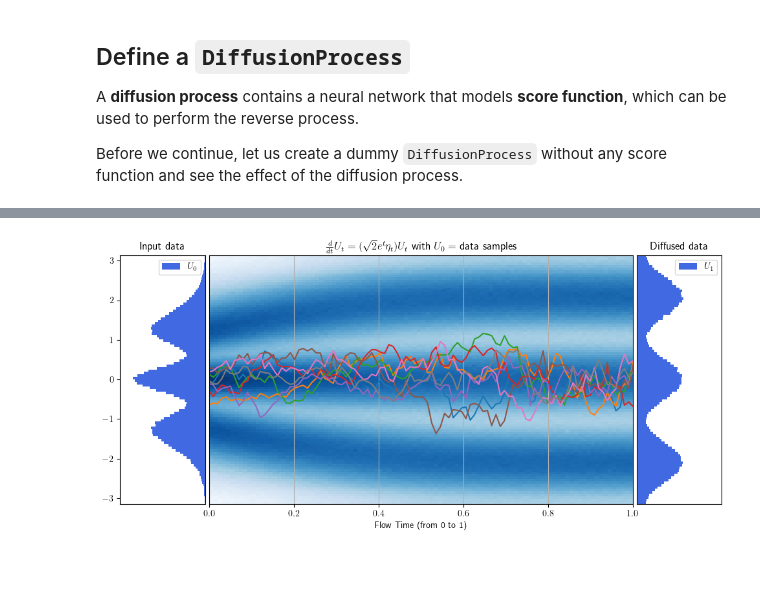
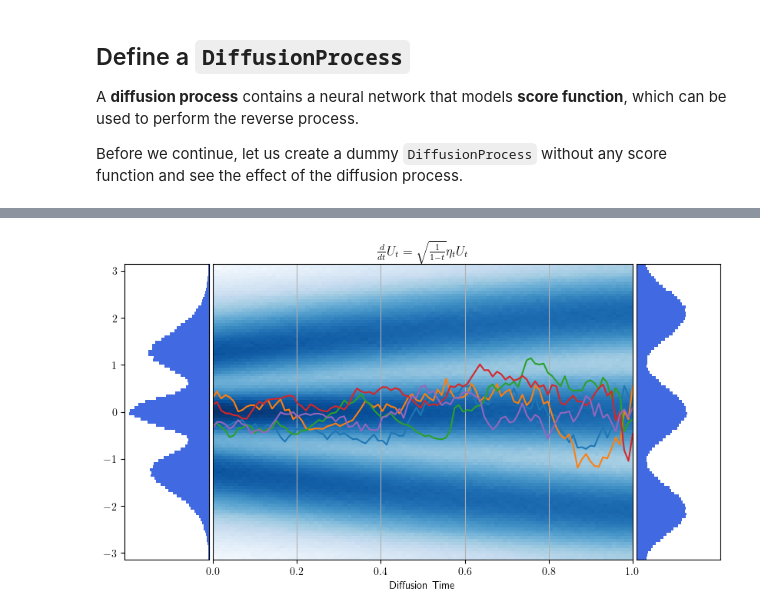
Before and after one commit to jkomijani/lattice_ml, a Jupyter notebook: examples/diffusion/SU3_matrix.ipynb, the cells around one changed output, grey strips where cells are left out. Cells and saved outputs as stored; diff of their text form; code cells hidden in the pictures; blank space fills up the shorter version.

```diff
--- a/examples/diffusion/SU3_matrix.ipynb
+++ b/examples/diffusion/SU3_matrix.ipynb
@@ -144,8 +144,12 @@ function and see the effect of the diffusion process.
 # %%
 from lattice_ml.diffusion.gauge import SUnDiffusionProcess
 
-diffusion_process = SUnDiffusionProcess(score_fn=None, gamma=1)
+sigma_0 = 1
 
-t_eval = np.linspace(0, 1, 100)
+diffusion_process = SUnDiffusionProcess(score_fn=None, sigma_0=sigma_0)
+
+t_eval = torch.linspace(0, 1, 100)
 
 diffused_samples = diffusion_process.forward(nf_samples, t_eval=t_eval)
+
+diffused_samples = torch.stack(diffused_samples, dim=0).squeeze(2)
@@ -158,59 +157,53 @@ torch.Size([100, 65536, 3, 3])
 from lattice_ml.linalg import eigu
 
 grab = lambda x: x.detach().cpu().numpy()
-
-theta = eigu(diffused_samples)[0].angle()
-
-theta = grab(theta)
-
-shape = theta.shape
-
-t_eval_reshaped = np.tile(t_eval[:, None], (1, np.prod(shape[1:]))).reshape(*shape)
 # %%
-fig, axs = plt.subplots(1, 3, figsize=(12, 5), gridspec_kw={'width_ratios': [0.2, 1, 0.2]})
+def plot_3subplots_diffusion(t_eval, x_eval):
 
-axs[1].hist2d(t_eval_reshaped.ravel(), theta.ravel(),  norm=mpl.colors.PowerNorm(0.5), cmap='Blues', bins=100);
+    fig, axs = plt.subplots(1, 3, figsize=(10, 5), gridspec_kw={'width_ratios': [0.2, 1, 0.2]})
 
-hist_kwargs = dict(bins=100, color='royalblue', density=True, orientation='horizontal')
+    theta = eigu(x_eval)[0].angle()
+    theta = grab(theta)
+    shape = theta.shape
+    t_eval_reshaped = np.tile(t_eval[:, None], (1, np.prod(shape[1:]))).reshape(*shape)
 
-axs[0].hist(theta[0].ravel(), label=r'$U_0$', **hist_kwargs)
-axs[2].hist(theta[-1].ravel(), label=r'$U_1$', **hist_kwargs)
-axs[0].invert_xaxis()  # Invert x-axis to place histogram to the left
+    axs[1].hist2d(t_eval_reshaped.ravel(), theta.ravel(),  norm=mpl.colors.PowerNorm(0.5), cmap='Blues', bins=100)
+
+    hist_kwargs = dict(bins=100, color='royalblue', density=True, orientation='horizontal')
+
+    axs[0].hist(theta[0].ravel(), label=r'$U_0$', **hist_kwargs)
+    axs[2].hist(theta[-1].ravel(), label=r'$U_1$', **hist_kwargs)
+    axs[0].invert_xaxis()  # Invert x-axis to place histogram to the left
+
+    # Remove undesired axis ticks and labels
+    axs[1].set_yticks([])
+    axs[2].set_yticks([])
+    axs[0].set_xticks([])
+    axs[2].set_xticks([])
+
+    # Add title & labels
+    axs[1].set_title(r"$\frac{d}{dt} U_t = \sqrt{\frac{%g}{1 - t}} \eta_t U_t$" % sigma_0**2)
+    axs[1].set_xlabel('Diffusion Time')
+    axs[1].grid()
+
+    # Set ylim
+    axs[0].set_ylim([-np.pi, np.pi])
+    axs[1].set_ylim([-np.pi, np.pi])
+    axs[2].set_ylim([-np.pi, np.pi])
+    axs[0].set_xlim([0.45, 0])
+    axs[2].set_xlim([0, 0.45])
+
+    # Decrease horizontal spacing between subplots
+    plt.subplots_adjust(wspace=0.02)
+
+    for k in range(5):
+        ind = np.random.randint(0, t_eval_reshaped.shape[1])
+        axs[1].plot(t_eval_reshaped[:, ind, 2], theta[:, ind, 2])
+
+    return fig, axs
 
 
-# Remove undesired axis ticks and labels
-axs[1].set_yticks([])
-axs[2].set_yticks([])
-
-axs[0].set_xticks([])
-axs[2].set_xticks([])
-
-# Add title
-axs[0].set_title(r"Input data")
-axs[1].set_title(r"$\frac{d}{dt} U_t = (\sqrt{2} e^{t} \eta_t) U_t$  with $U_0 = $ data samples")
-axs[2].set_title(r"Diffused data")
-
-# Set ylim
-axs[0].set_ylim([-np.pi, np.pi])
-axs[1].set_ylim([-np.pi, np.pi])
-axs[2].set_ylim([-np.pi, np.pi])
-axs[0].set_xlim([0.5, 0])
-axs[2].set_xlim([0, 0.5])
-
-# Decrease horizontal spacing between subplots
-plt.subplots_adjust(wspace=0.02)
-
-# Add legend
-axs[0].legend()
-axs[1].grid()
-axs[2].legend()
-
-axs[1].set_xlabel(r'Flow Time (from 0 to 1)');
-
-for k in range(8):
-    ind = np.random.randint(0, t_eval_reshaped.shape[1])
-    axs[1].plot(t_eval_reshaped[:, ind, 2], theta[:, ind, 2])
-
+fig, axs = plot_3subplots_diffusion(t_eval, diffused_samples)
 # fig.savefig("flow_matching.jpg")
 # %% [output]
-[figure, old version]
+[figure, new version]
```
Also changed, not shown: parts of 14 cells of this notebook, 1 other file.
